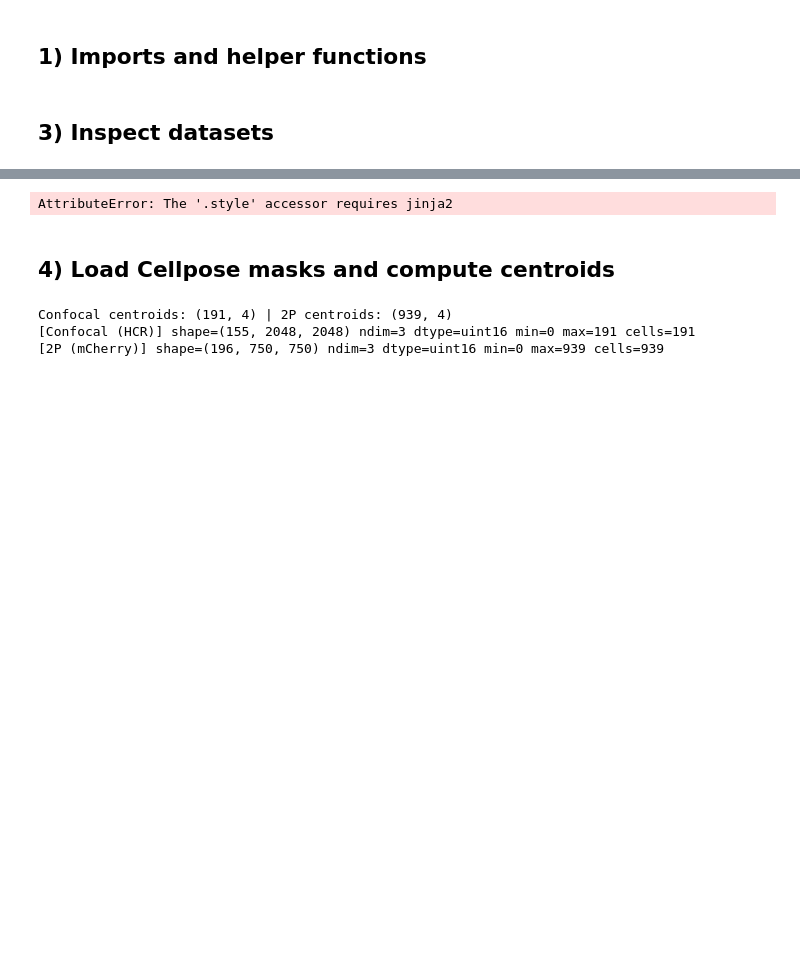
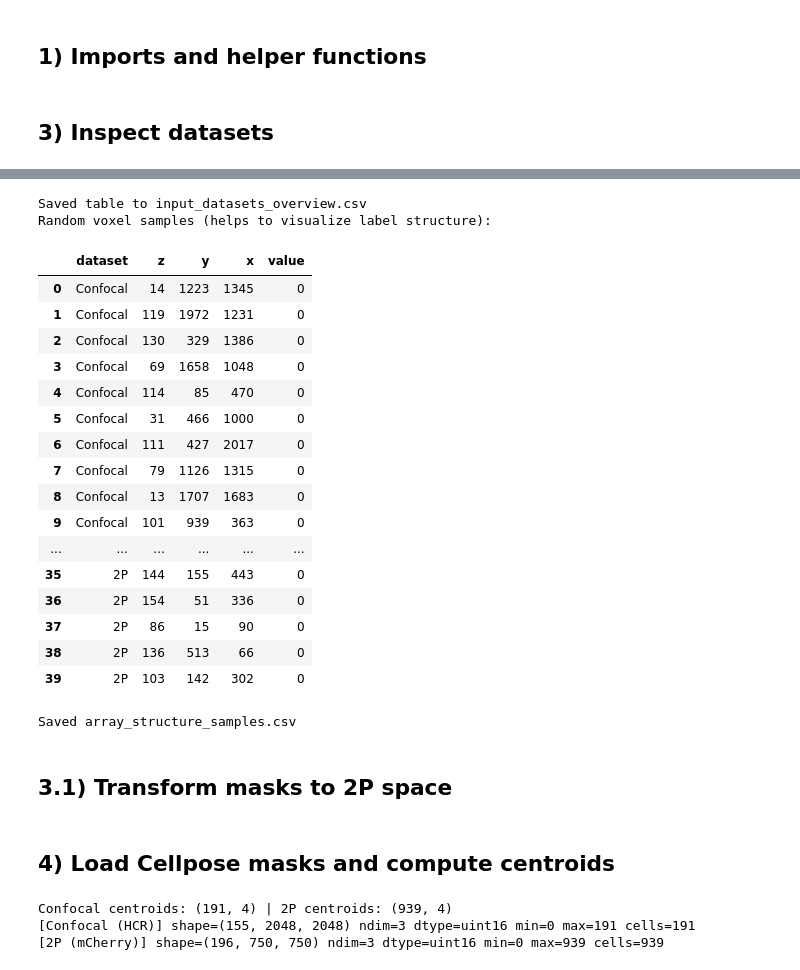
Before and after one commit to LarschLab/ddharmap-ANTs, a Jupyter notebook: antsQC.ipynb, the cells around one changed output, grey strips where cells are left out. Drawn from its saved outputs; the diff is of its cells as text; code cells hidden in the pictures; blank space fills up the shorter version.

```diff
--- a/antsQC.ipynb
+++ b/antsQC.ipynb
@@ -64,6 +64,7 @@ from scipy.optimize import linear_sum_assignment
 
 import matplotlib.pyplot as plt
 from ipywidgets import interact, IntSlider, Dropdown
+from IPython.display import display, HTML
 
 # Try to import ANTsPy
 try:
@@ -270,6 +271,22 @@ def summarize_distances(dists, valid_mask):
             "median_um": np.nan,
             "p90_um": np.nan,
         }
+
+def array_sample_table(mask: np.ndarray, n: int = 20, name: str = "") -> pd.DataFrame:
+    """Return a small DataFrame showing n random voxel entries (z,y,x,value) for intuition.
+    Works for 2D or 3D arrays.
+    """
+    rng = np.random.default_rng(42)
+    coords = np.array(np.unravel_index(rng.choice(mask.size, size=min(n, mask.size), replace=False),
+                                       mask.shape)).T
+    vals = mask.ravel()[np.ravel_multi_index(coords.T, mask.shape)]
+    if mask.ndim == 3:
+        df = pd.DataFrame(coords, columns=["z","y","x"])
+    else:
+        df = pd.DataFrame(coords, columns=["y","x"])
+    df["value"] = vals
+    df.insert(0, "dataset", name)
+    return df
 # %% [markdown]
 ## 3) Inspect datasets
 # %%
@@ -301,4 +318,20 @@ df_inputs = df_inputs[cols]
 display(df_inputs.style.format({"size_MB": "{:.3f}"}))
 df_inputs.to_csv("input_datasets_overview.csv", index=False)
 print("Saved table to input_datasets_overview.csv")
+
+# ==== Inspect raw voxel structure of *_seg.npy masks ====
+# assumes masks_conf / masks_2p are loaded
+
+print("Random voxel samples (helps to visualize label structure):")
+
+df_conf_samp = array_sample_table(masks_conf, n=20, name="Confocal")
+df_2p_samp   = array_sample_table(masks_2p,   n=20, name="2P")
+
+df_samples = pd.concat([df_conf_samp, df_2p_samp], ignore_index=True)
+
+display(df_samples)
+
+# (optional) save to CSV for record keeping
+df_samples.to_csv("array_structure_samples.csv", index=False)
+print("Saved array_structure_samples.csv")
 # %% [output]
@@ -305,4 +341,25 @@ print("Saved table to input_datasets_overview.csv")
-AttributeError: The '.style' accessor requires jinja2
+Saved table to input_datasets_overview.csv
+Random voxel samples (helps to visualize label structure):
+|  | dataset | z | y | x | value |
+| 0 | Confocal | 14 | 1223 | 1345 | 0 |
+| 1 | Confocal | 119 | 1972 | 1231 | 0 |
+| 2 | Confocal | 130 | 329 | 1386 | 0 |
+| 3 | Confocal | 69 | 1658 | 1048 | 0 |
+| 4 | Confocal | 114 | 85 | 470 | 0 |
+| 5 | Confocal | 31 | 466 | 1000 | 0 |
+| 6 | Confocal | 111 | 427 | 2017 | 0 |
+| 7 | Confocal | 79 | 1126 | 1315 | 0 |
+| 8 | Confocal | 13 | 1707 | 1683 | 0 |
+| 9 | Confocal | 101 | 939 | 363 | 0 |
+| ... | ... | ... | ... | ... | ... |
+| 35 | 2P | 144 | 155 | 443 | 0 |
+| 36 | 2P | 154 | 51 | 336 | 0 |
+| 37 | 2P | 86 | 15 | 90 | 0 |
+| 38 | 2P | 136 | 513 | 66 | 0 |
+| 39 | 2P | 103 | 142 | 302 | 0 |
+Saved array_structure_samples.csv
+# %% [markdown]
+## 3.1) Transform masks to 2P space
 # %% [markdown]
 ## 4) Load Cellpose masks and compute centroids
 # %%
```
Also changed, not shown: parts of 3 cells of this notebook, 2 other files.
